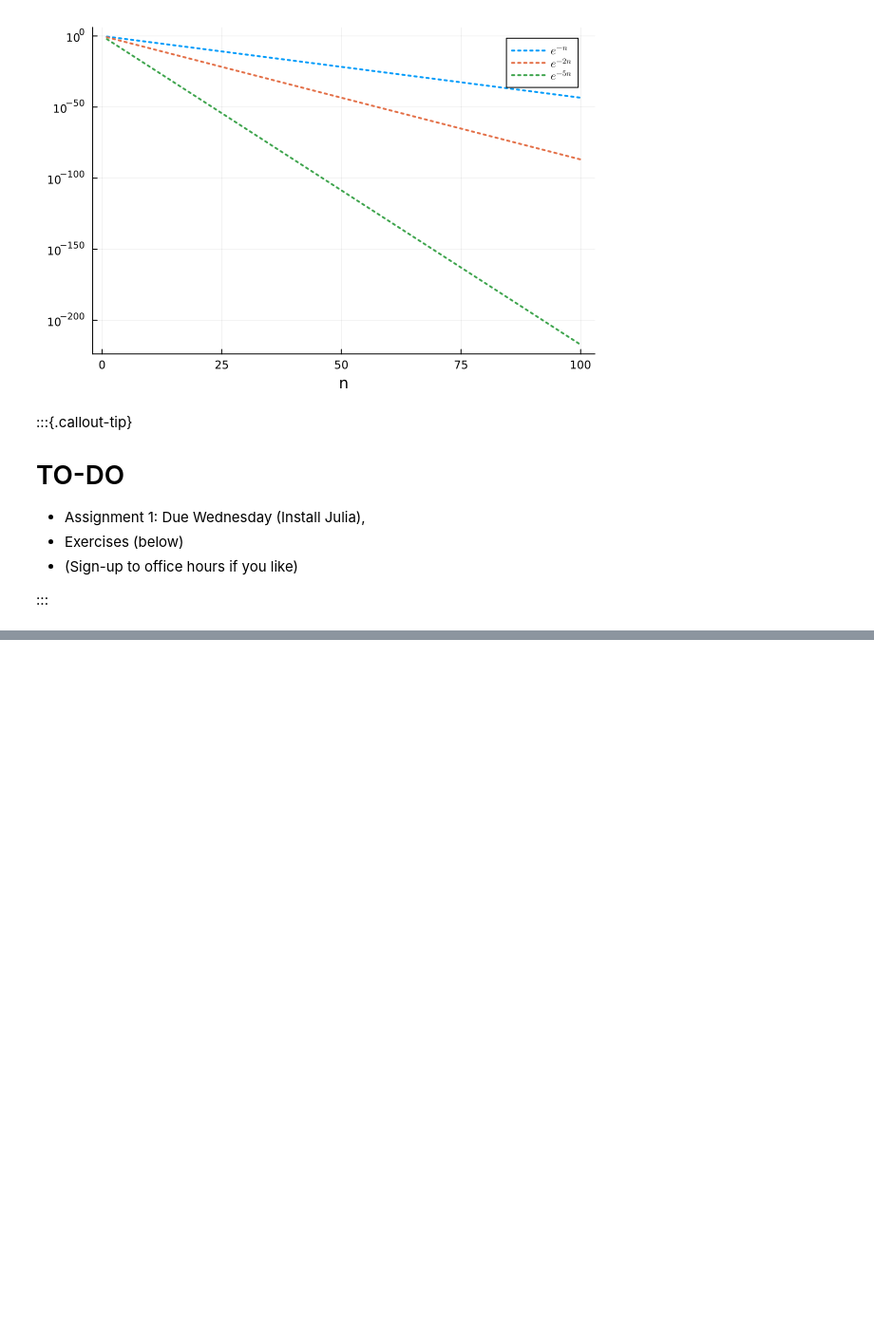
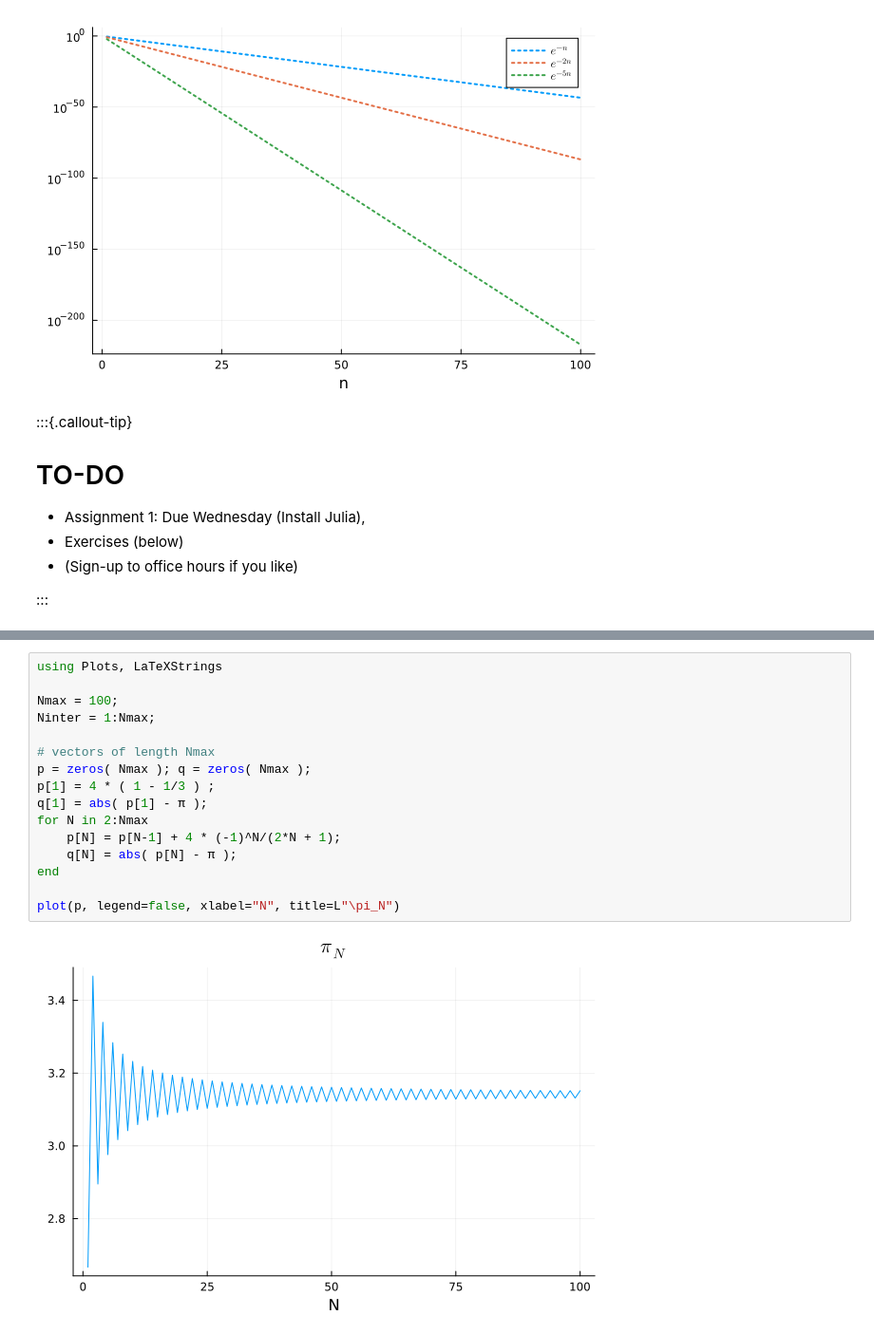
Before and after one commit to jackrthomas/Math5485, a Jupyter notebook: lectures/L01.ipynb, the cells around one changed output, grey strips where cells are left out. Shown at 95% size. Saved outputs shown, nothing was run; the diff lists cells and outputs as text; blank space fills up the shorter version.

```diff
--- a/lectures/L01.ipynb
+++ b/lectures/L01.ipynb
@@ -507,0 +522,18 @@ Answers will be avaliable here one week after the lecture. Please try yourself f
+# %%
+using Plots, LaTeXStrings
+
+Nmax = 100;
+Ninter = 1:Nmax;
+
+# vectors of length Nmax
+p = zeros( Nmax ); q = zeros( Nmax );
+p[1] = 4 * ( 1 - 1/3 ) ;
+q[1] = abs( p[1] - π );
+for N in 2:Nmax
+    p[N] = p[N-1] + 4 * (-1)^N/(2*N + 1);
+    q[N] = abs( p[N] - π );
+end
+
+plot(p, legend=false, xlabel="N", title=L"\pi_N")
+# %% [output]
+[figure, added]
```
Also changed, not shown: parts of 9 cells of this notebook, 47 other files.
